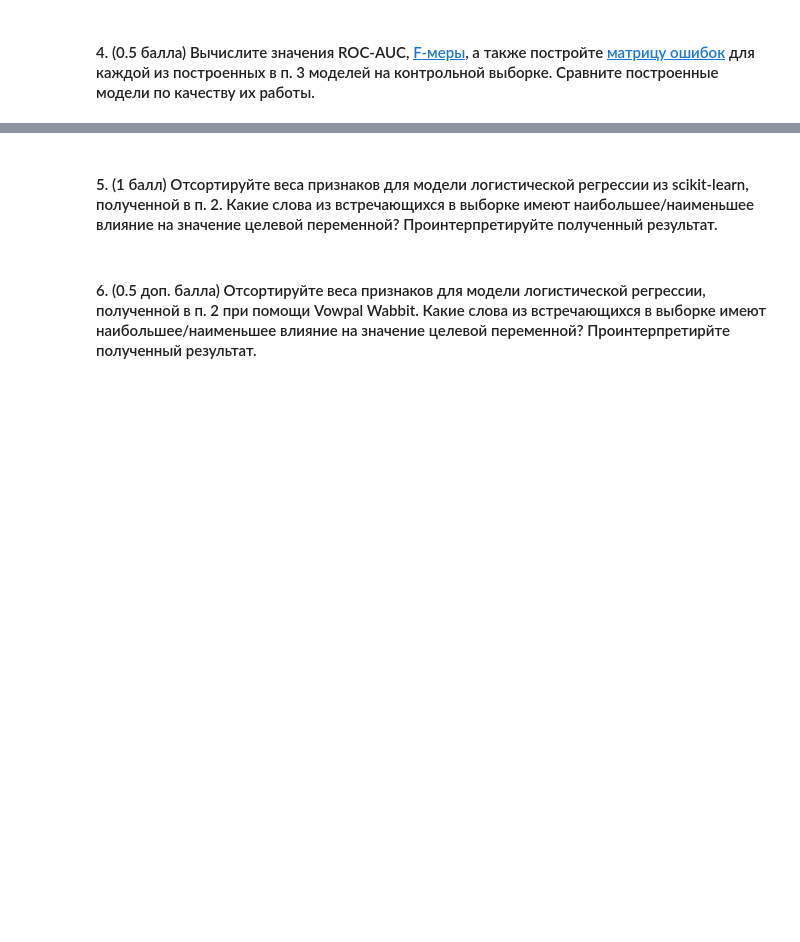
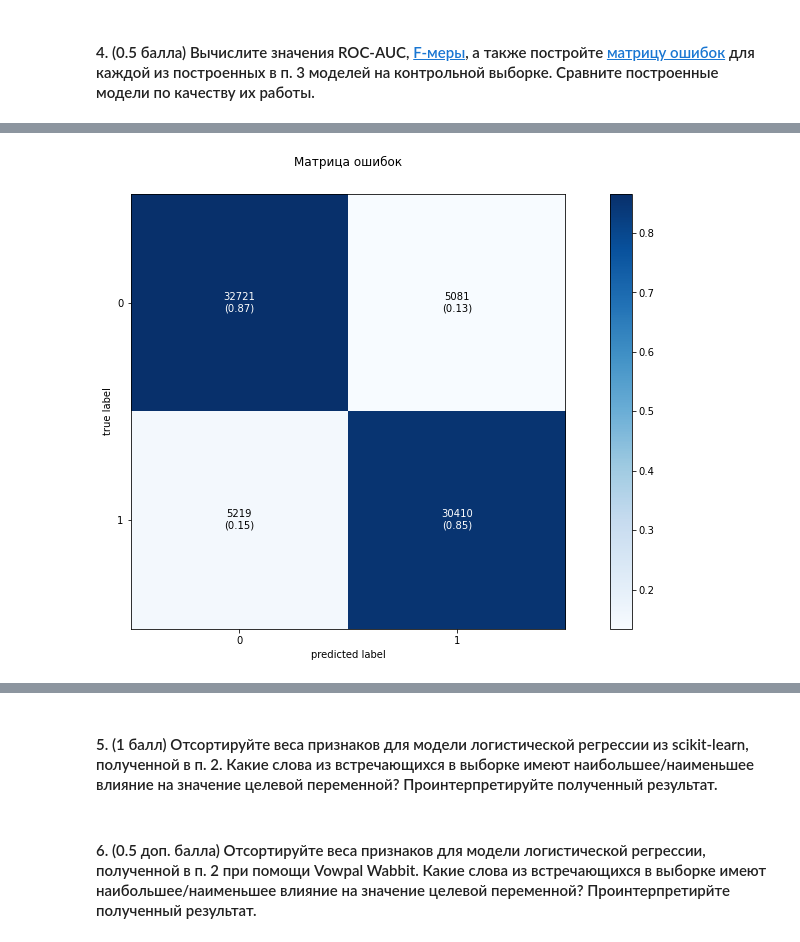
Before and after one commit to Spanri/data-learning-jupyter, a Jupyter notebook: 2.ipynb, the cells around one changed output, grey strips where cells are left out. Drawn from its saved outputs; the diff is of its cells as text; code cells hidden in the pictures; blank space fills up the shorter version.

Commit message:
do vectorization and TF-IDF

```diff
--- a/2.ipynb
+++ b/2.ipynb
@@ -168,10 +168,16 @@ test.head()
 # Частично взято отсюда
 # https://stackoverflow.com/questions/11858472/string-concatenation-of-two-pandas-columns
 def merge_columns(df):
-    return df.apply(lambda x: ' '.join(str(x)), axis=1)
+    return df.apply(lambda x: ' '.join(x.astype(str)), axis=1)
 # %%
 from sklearn.feature_extraction.text import CountVectorizer
 vectorizer = CountVectorizer()
+
+# начальные преобразования
+y_train = train['SalaryNormalized']
+y_test = test['SalaryNormalized']
+train = train.drop('SalaryNormalized', axis=1)
+test = test.drop('SalaryNormalized', axis=1)
 
 # соединяем слова для словарика (с помощью обучающей выборки)
 vector_str = merge_columns(train)
@@ -197,6 +210,10 @@ print(vector_test.shape)
 <div style="color:red">Модуль sklearn</div>
 # %%
 from sklearn.linear_model import LogisticRegression
+from sklearn.metrics import accuracy_score
 
-logreg = LogisticRegression()
-lr_prediction1 = logreg.fit(vector_train, train).predict(vector_train)
+logreg = LogisticRegression(max_iter=100)
+logreg.fit(vector_train, y_train)
+lr_prediction1 = logreg.predict(vector_test)
+
+print(accuracy_score(lr_prediction1, y_test))
@@ -358,5 +280,7 @@ plt.show()
 # %%
 # Матрица ошибок
-plot_confusion_matrix(confusion_matrix(lr_prediction1, test), show_absolute=True, show_normed=True, colorbar=True)
+plot_confusion_matrix(confusion_matrix(lr_prediction1, y_test), show_absolute=True, show_normed=True, colorbar=True)
 plt.title("Матрица ошибок")
 plt.show()
+# %% [output]
+[figure, added]
```
Also changed, not shown: parts of 33 cells of this notebook.
